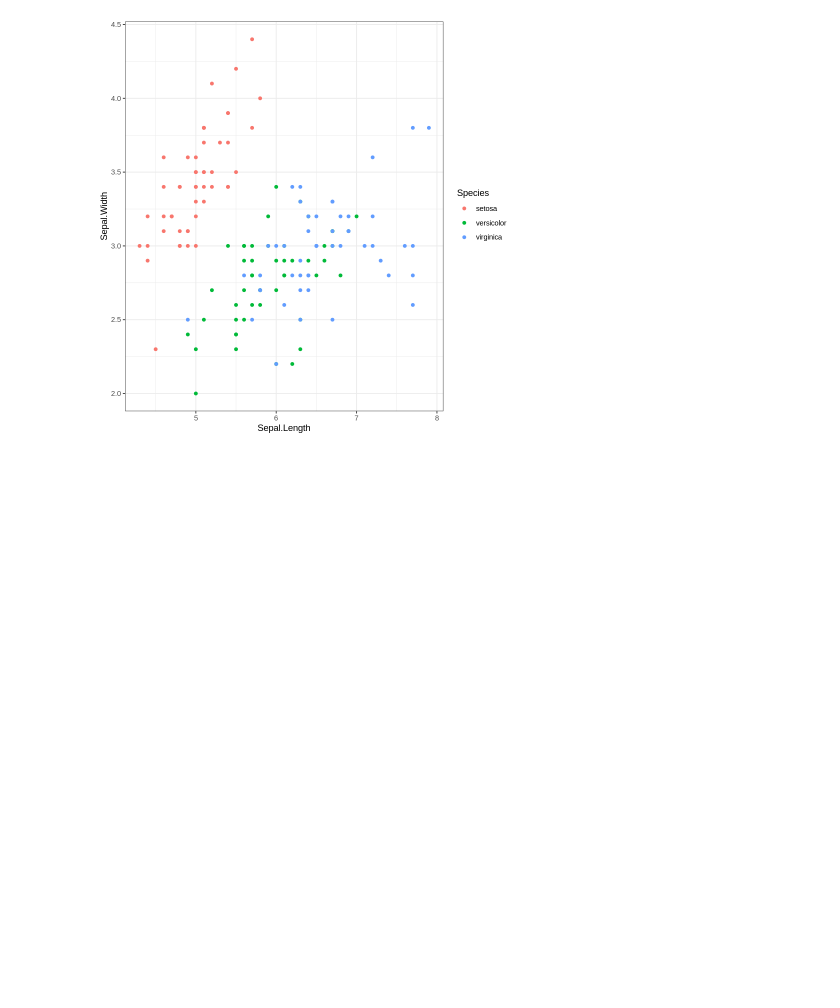
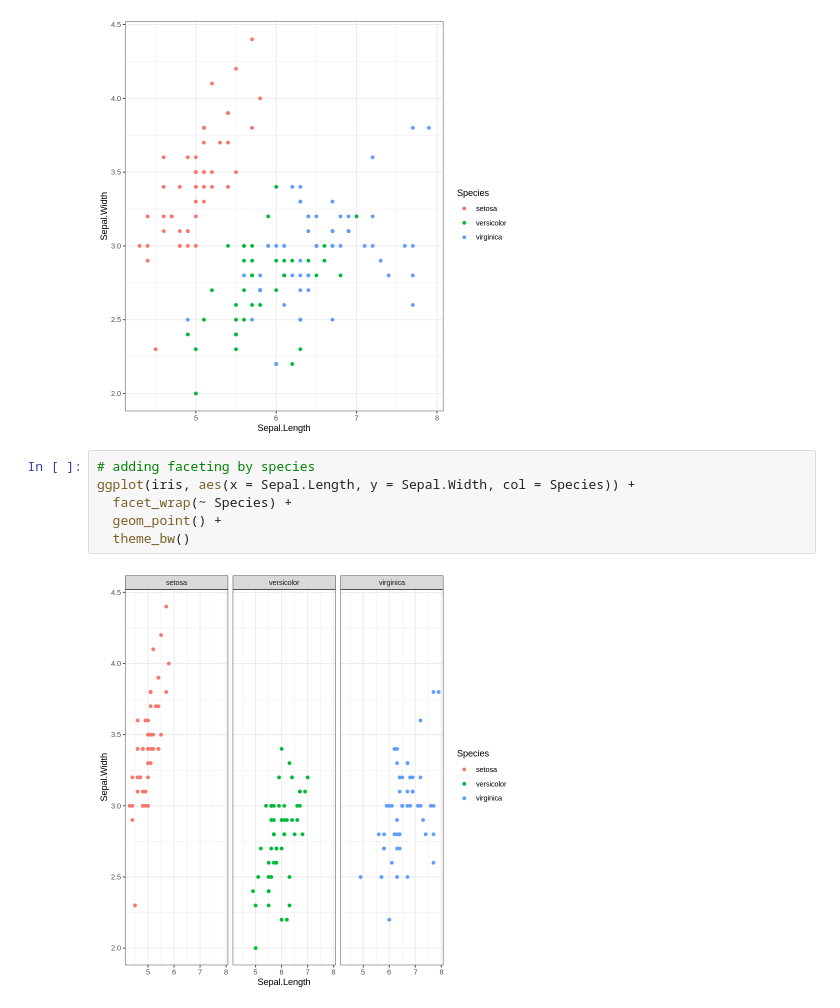
Before and after one commit to meaningfromdata/Machine-Learning-With-R-Book, a Jupyter notebook: 20200919_chap_1_ggplot_ML_with_R.ipynb, the cells around one changed output. Cells and saved outputs as stored; diff of their text form; blank space fills up the shorter version.

```diff
--- a/20200919_chap_1_ggplot_ML_with_R.ipynb
+++ b/20200919_chap_1_ggplot_ML_with_R.ipynb
@@ -57,3 +67,11 @@ ggplot(iris, aes(x = Sepal.Length, y = Sepal.Width, col = Species)) +
   theme_bw()
 # %% [output]
 [figure]
+# %%
+# adding faceting by species
+ggplot(iris, aes(x = Sepal.Length, y = Sepal.Width, col = Species)) +
+  facet_wrap(~ Species) +
+  geom_point() +
+  theme_bw()
+# %% [output]
+[figure, added]
```
Also changed, not shown: parts of 2 cells of this notebook.
